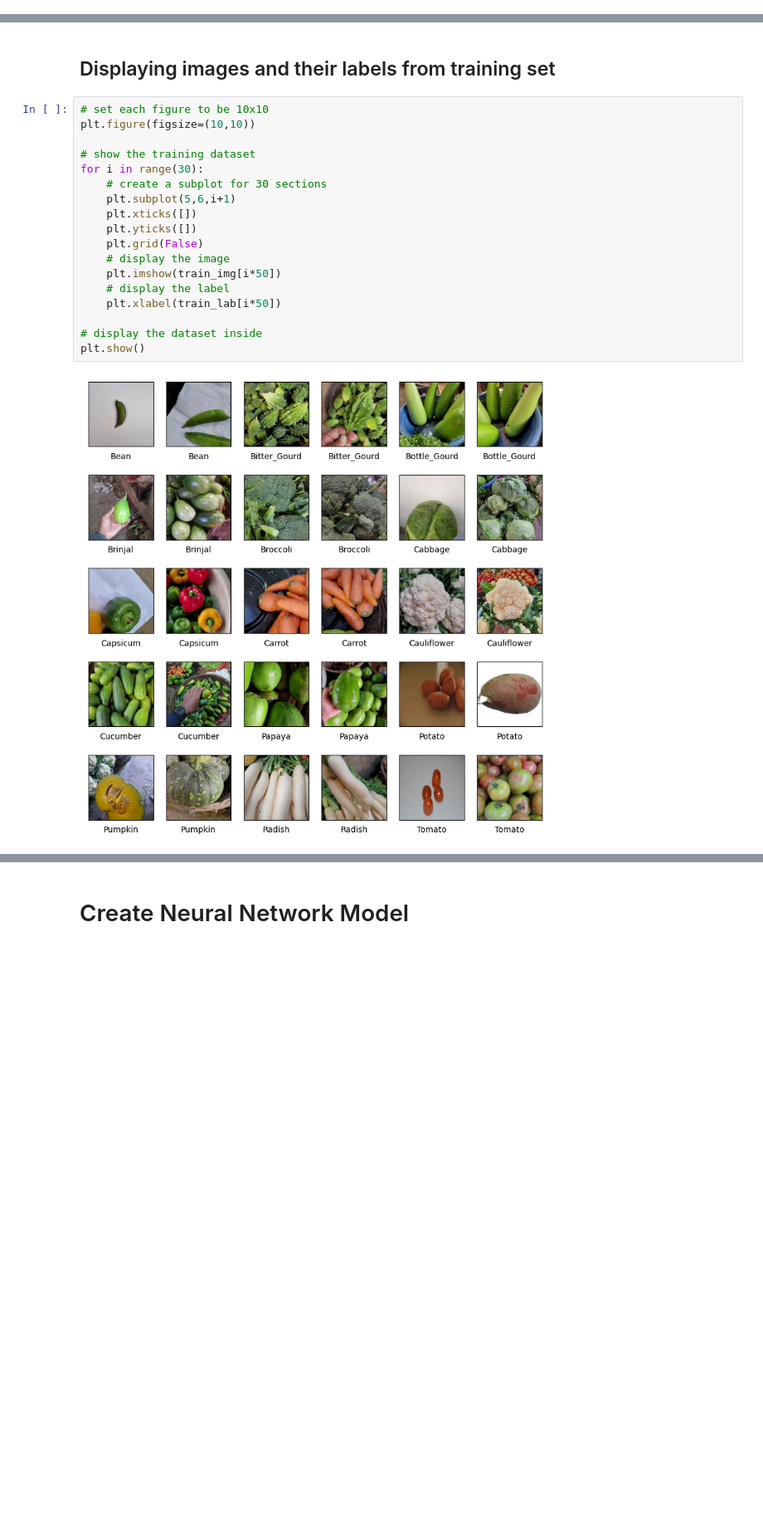
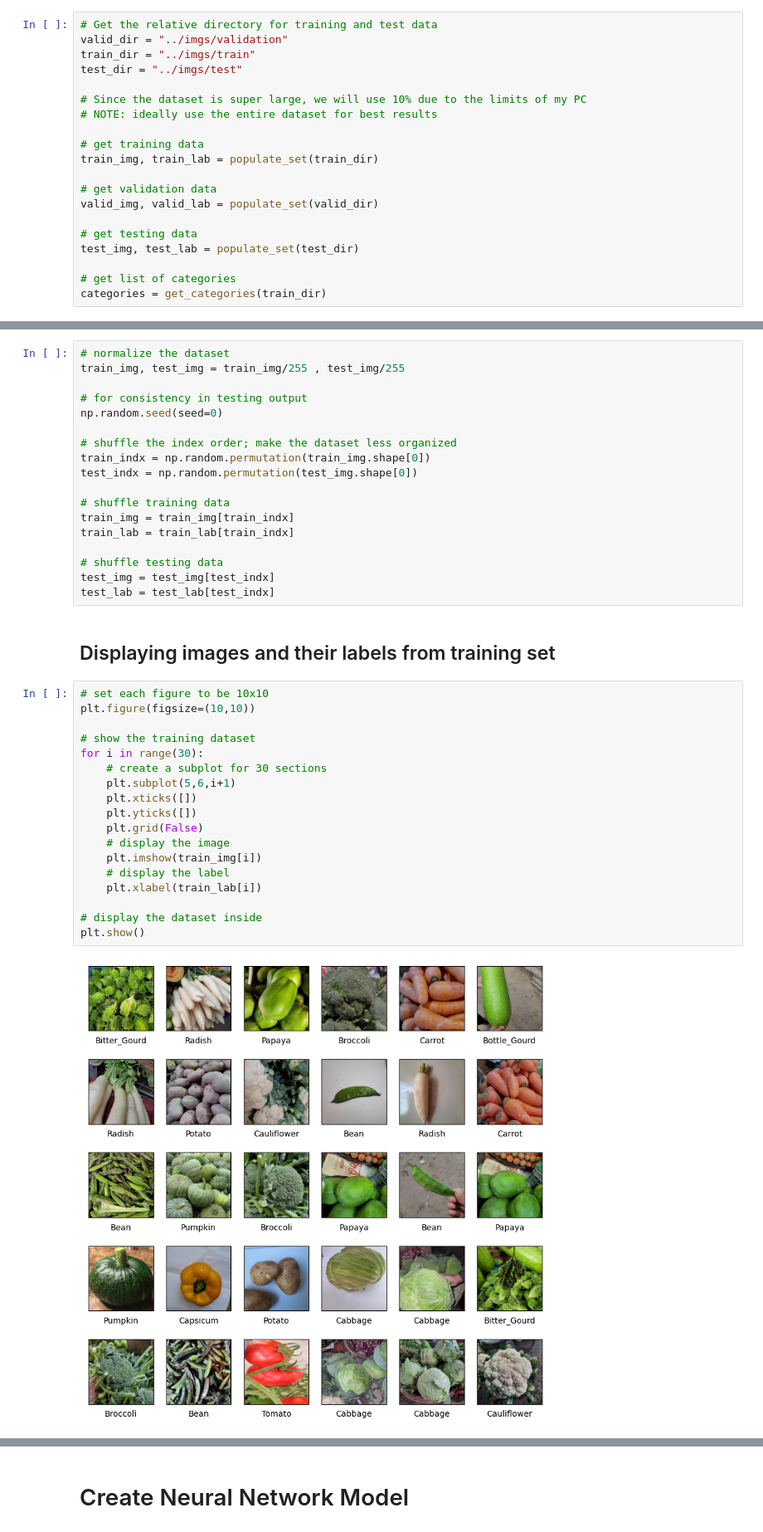
Before and after one commit to AhmadJanjua/Vegetable_Classifier, a Jupyter notebook: Veggie_CNN.ipynb, the cells around one changed output, grey strips where cells are left out. Shown at 83% size. Saved outputs shown, nothing was run; the diff lists cells and outputs as text; blank space fills up the shorter version.

Commit message:
Update Veggie_CNN.ipynb
Added the neural net and tested model using entire dataset

```diff
--- a/Veggie_CNN.ipynb
+++ b/Veggie_CNN.ipynb
@@ -63,0 +55,20 @@ test_img = [a/255 for a in test_img]
+# %%
+# Get the relative directory for training and test data
+valid_dir = "../imgs/validation"
+train_dir = "../imgs/train"
+test_dir = "../imgs/test"
+
+# Since the dataset is super large, we will use 10% due to the limits of my PC
+# NOTE: ideally use the entire dataset for best results
+
+# get training data
+train_img, train_lab = populate_set(train_dir)
+
+# get validation data
+valid_img, valid_lab = populate_set(valid_dir)
+
+# get testing data
+test_img, test_lab = populate_set(test_dir)
+
+# get list of categories
+categories = get_categories(train_dir)
@@ -64,22 +77,40 @@ test_img = [a/255 for a in test_img]
+# %%
+# normalize the dataset
+train_img, test_img = train_img/255 , test_img/255
+
+# for consistency in testing output
+np.random.seed(seed=0)
+
+# shuffle the index order; make the dataset less organized
+train_indx = np.random.permutation(train_img.shape[0])
+test_indx = np.random.permutation(test_img.shape[0])
+
+# shuffle training data
+train_img = train_img[train_indx]
+train_lab = train_lab[train_indx]
+
+# shuffle testing data
+test_img = test_img[test_indx]
+test_lab = test_lab[test_indx]
 # %% [markdown]
 ## Displaying images and their labels from training set
 # %%
 # set each figure to be 10x10
 plt.figure(figsize=(10,10))
 
 # show the training dataset
 for i in range(30):
     # create a subplot for 30 sections
     plt.subplot(5,6,i+1)
     plt.xticks([])
     plt.yticks([])
     plt.grid(False)
     # display the image
-    plt.imshow(train_img[i*50])
+    plt.imshow(train_img[i])
     # display the label
-    plt.xlabel(train_lab[i*50])
+    plt.xlabel(train_lab[i])
 
 # display the dataset inside
 plt.show()
 # %% [output]
-[figure, old version]
+[figure, new version]
```
Also changed, not shown: parts of 11 cells of this notebook.
